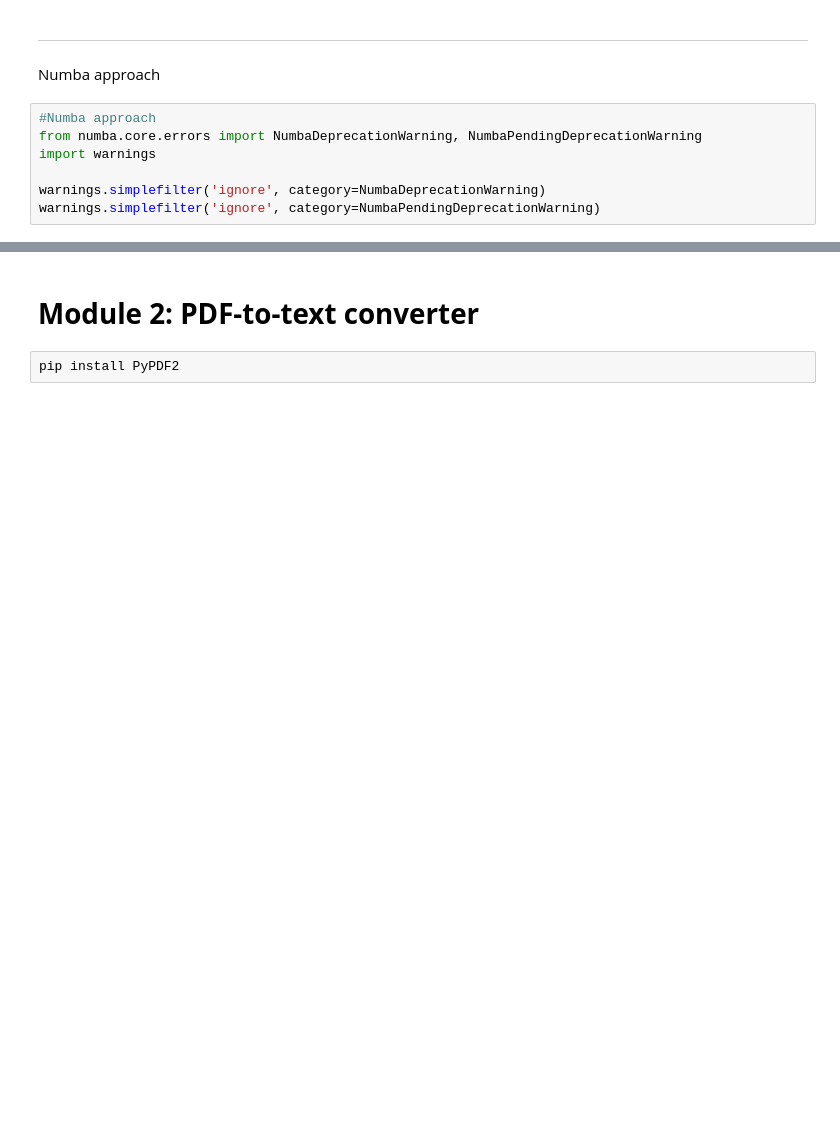
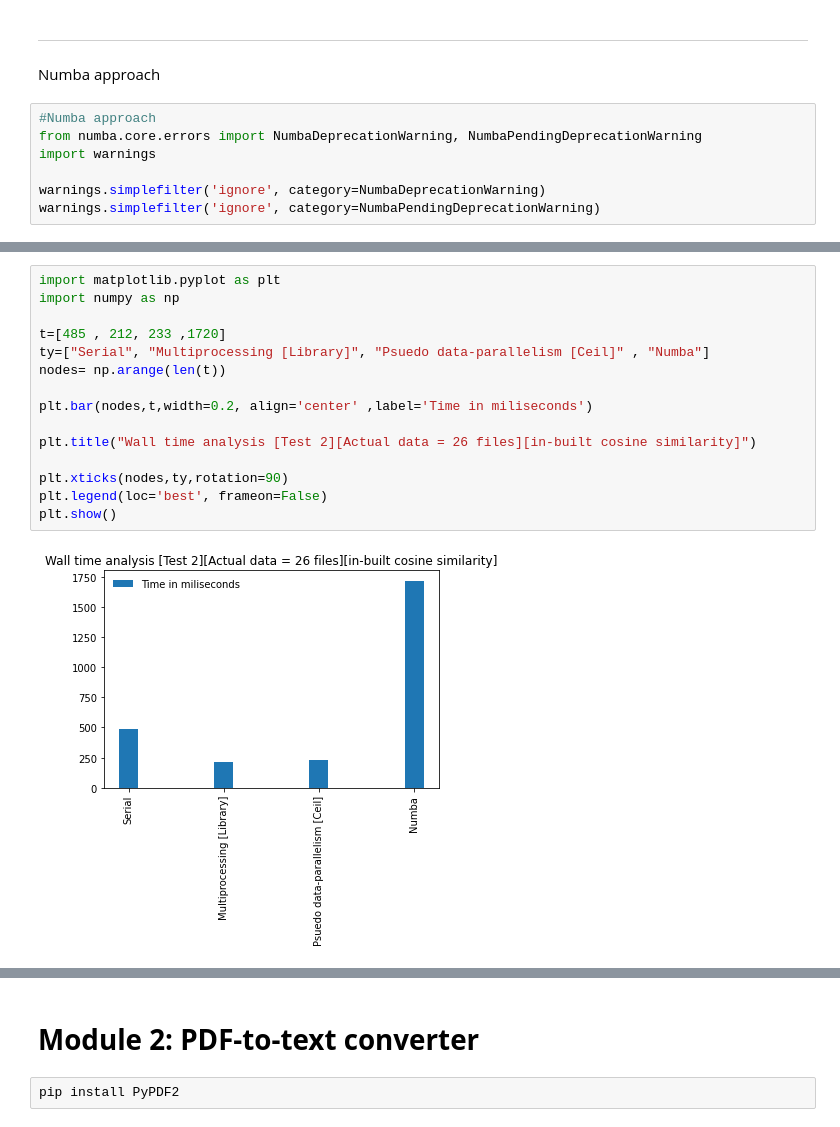
Before and after one commit to arindamkeswani/RePlicate, a Jupyter notebook: RePlicate_(HPC_Project).ipynb, the cells around one changed output, grey strips where cells are left out. Saved outputs shown, nothing was run; the diff lists cells and outputs as text; blank space fills up the shorter version.

```diff
--- a/RePlicate_(HPC_Project).ipynb
+++ b/RePlicate_(HPC_Project).ipynb
@@ -401,3 +403,20 @@ plt.legend(loc='best', frameon=False)
 plt.show()
 # %% [output]
 [figure]
+# %%
+import matplotlib.pyplot as plt
+import numpy as np
+
+t=[485 , 212, 233 ,1720]
+ty=["Serial", "Multiprocessing [Library]", "Psuedo data-parallelism [Ceil]" , "Numba"]
+nodes= np.arange(len(t))
+
+plt.bar(nodes,t,width=0.2, align='center' ,label='Time in miliseconds')
+
+plt.title("Wall time analysis [Test 2][Actual data = 26 files][in-built cosine similarity]")
+
+plt.xticks(nodes,ty,rotation=90)
+plt.legend(loc='best', frameon=False)
+plt.show()
+# %% [output]
+[figure, added]
```
Also changed, not shown: parts of 25 cells of this notebook.
